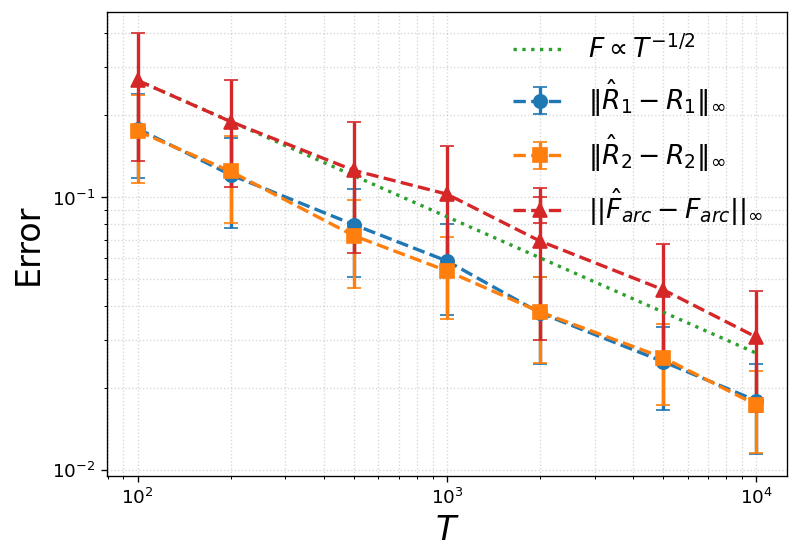
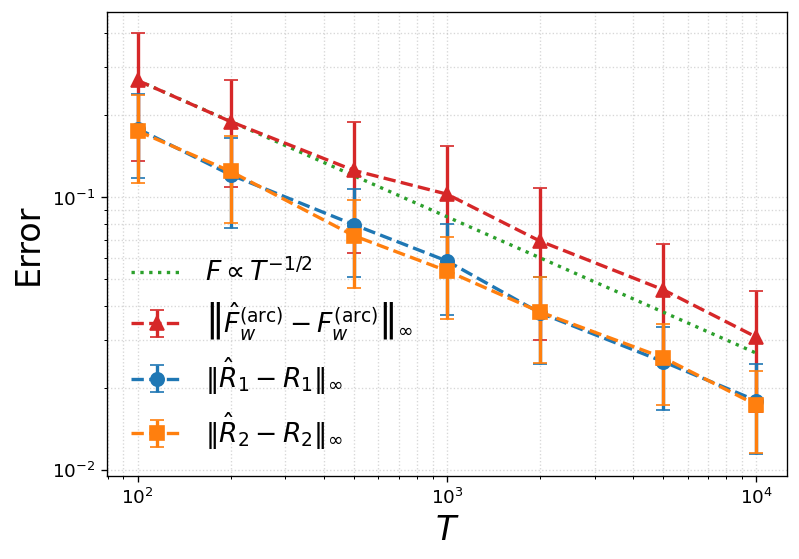
The notebook cell's code change between the first figure and the second:
--- before
+++ after
@@ -60,6 +60,11 @@
 
     # ===== plot =====
-    plt.figure(figsize=(7, 5), dpi=120)
-
+    # plt.figure(figsize=(7, 5), dpi=120)kk
+    plt.errorbar(
+        T_list, mean_F_err, yerr=std_F_err,
+        marker='^', linestyle='--', capsize=4,
+        color='#d62728',
+        label=r'$\left\|\hat{F}_w^{\rm (arc)} - {F}_w^{\rm (arc)}\right\|_\infty$'
+    )
     plt.errorbar(
         T_list, mean_R1_err, yerr=std_R1_err,
@@ -76,10 +81,5 @@
     # plt.plot(T_arr, ref_R2, ':', label=r'$R_2 \propto T^{-1/2}$')
 
-    plt.errorbar(
-        T_list, mean_F_err, yerr=std_F_err,
-        marker='^', linestyle='--', capsize=4,
-        color='#d62728',
-        label=r'$||\hat{F}_{arc} - F_{arc}||_\infty$'
-    )
+  
     plt.plot(T_arr, ref_F, ':', 
              label=r'$F \propto T^{-1/2}$')
@@ -89,6 +89,8 @@
     plt.xlabel(r'$T$')
     plt.ylabel('Error')
-    plt.legend()
+    # plt.legend()
+    plt.legend(loc='lower left', framealpha=0.9)
     plt.grid(True, which='both')
+    plt.savefig("error_conv.png")
     plt.show()
 

Commit: Add files via upload